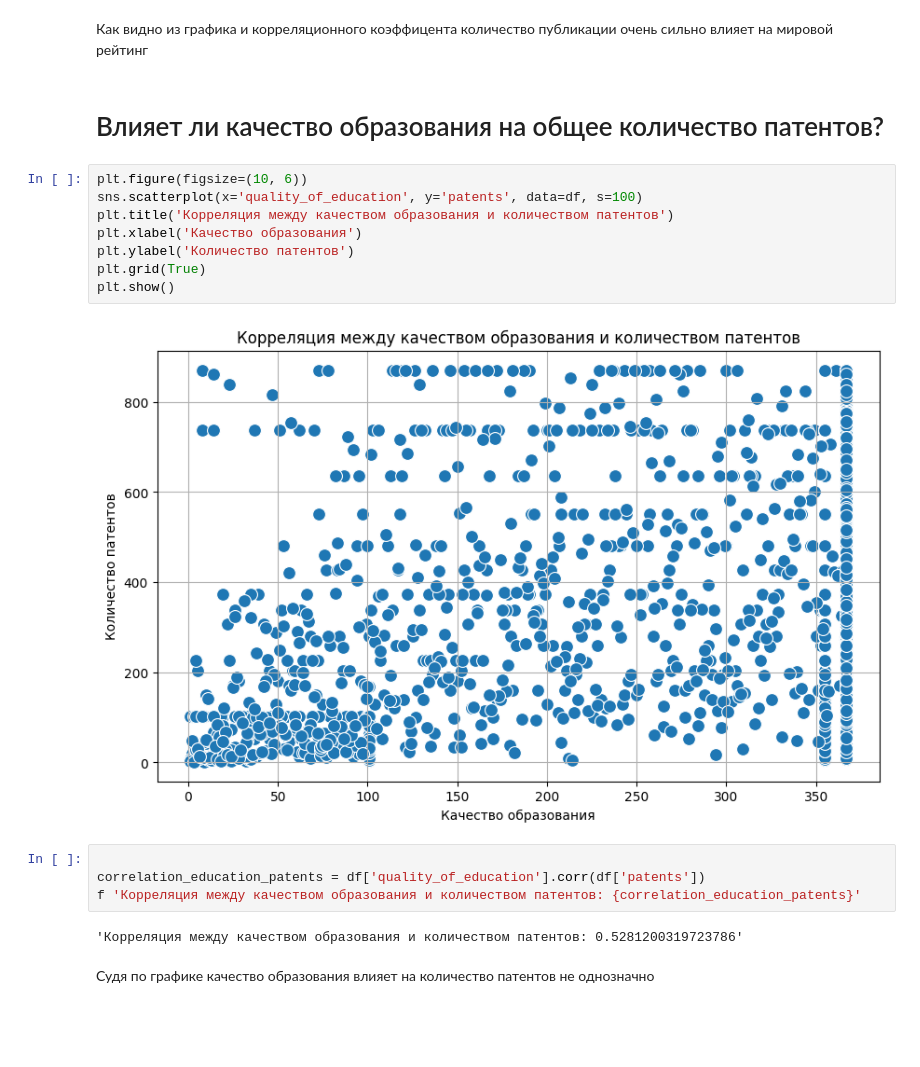
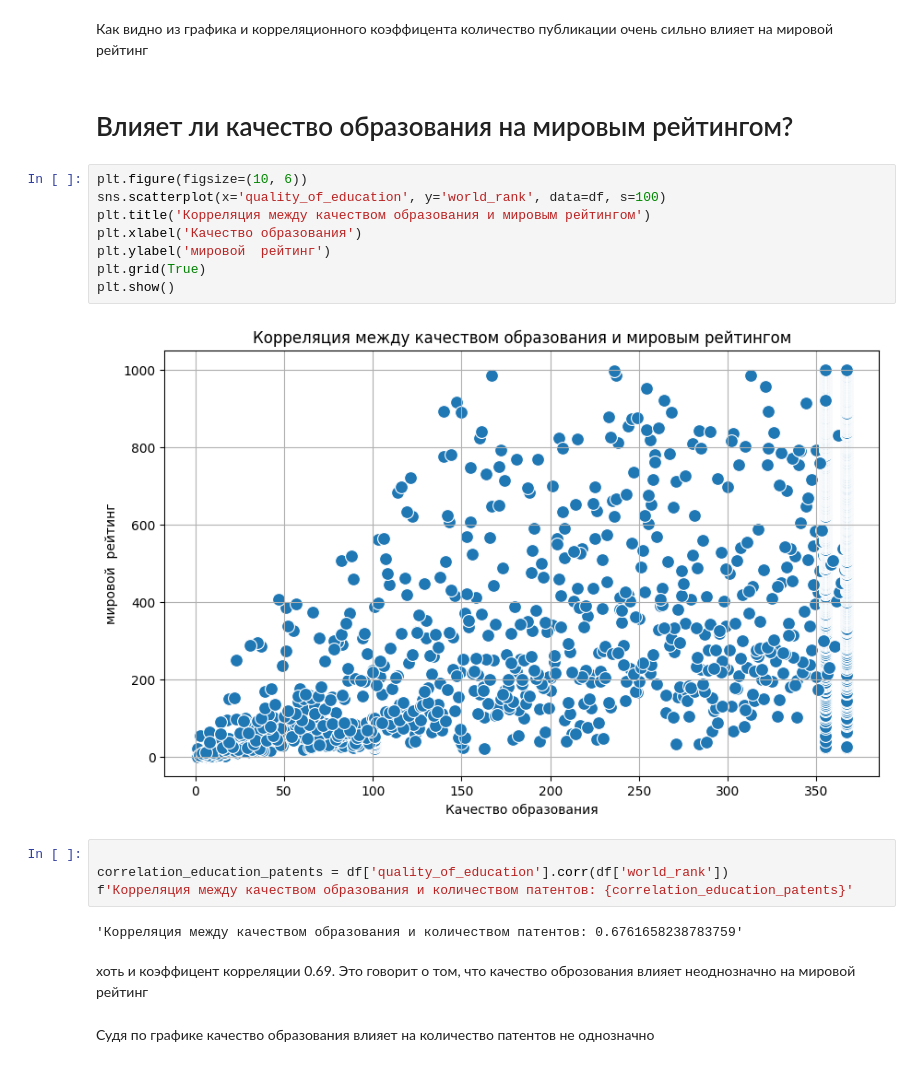
Before and after one commit to Farido01/R1, a Jupyter notebook: universitet (1).ipynb, the cells around one changed output. Drawn from its saved outputs; the diff is of its cells as text; blank space fills up the shorter version.

```diff
--- a/universitet.ipynb
+++ b/universitet (1).ipynb
@@ -126,23 +140,25 @@ fig.show()
 # %% [markdown]
 Как видно из графика и корреляционного коэффицента количество публикации очень сильно влияет на мировой рейтинг
 # %% [markdown]
-# Влияет ли качество образования на общее количество патентов?
+# Влияет ли качество образования на мировым рейтингом?
 # %%
 plt.figure(figsize=(10, 6))
-sns.scatterplot(x='quality_of_education', y='patents', data=df, s=100)
-plt.title('Корреляция между качеством образования и количеством патентов')
+sns.scatterplot(x='quality_of_education', y='world_rank', data=df, s=100)
+plt.title('Корреляция между качеством образования и мировым рейтингом')
 plt.xlabel('Качество образования')
-plt.ylabel('Количество патентов')
+plt.ylabel('мировой  рейтинг')
 plt.grid(True)
 plt.show()
 # %% [output]
-[figure, old version]
+[figure, new version]
 # %%
 
-correlation_education_patents = df['quality_of_education'].corr(df['patents'])
-f 'Корреляция между качеством образования и количеством патентов: {correlation_education_patents}'
+correlation_education_patents = df['quality_of_education'].corr(df['world_rank'])
+f'Корреляция между качеством образования и количеством патентов: {correlation_education_patents}'
 # %% [output]
-'Корреляция между качеством образования и количеством патентов: 0.5281200319723786'
+'Корреляция между качеством образования и количеством патентов: 0.6761658238783759'
+# %% [markdown]
+хоть и коэффицент корреляции 0.69. Это говорит о том, что  качество оброзования влияет неоднозначно на мировой рейтинг
 # %% [markdown]
 Судя по графике качество образования влияет на количество патентов не однозначно
 # %% [markdown]
```
Also changed, not shown: parts of 3 cells of this notebook.
